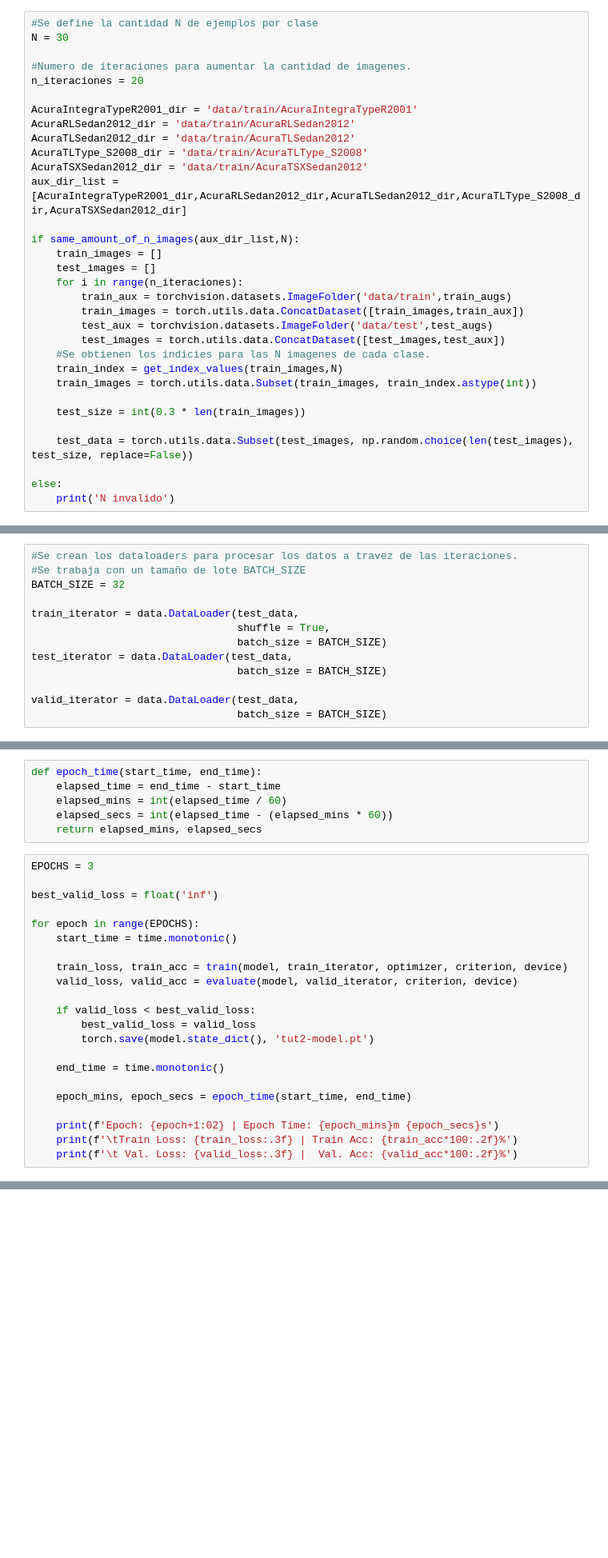
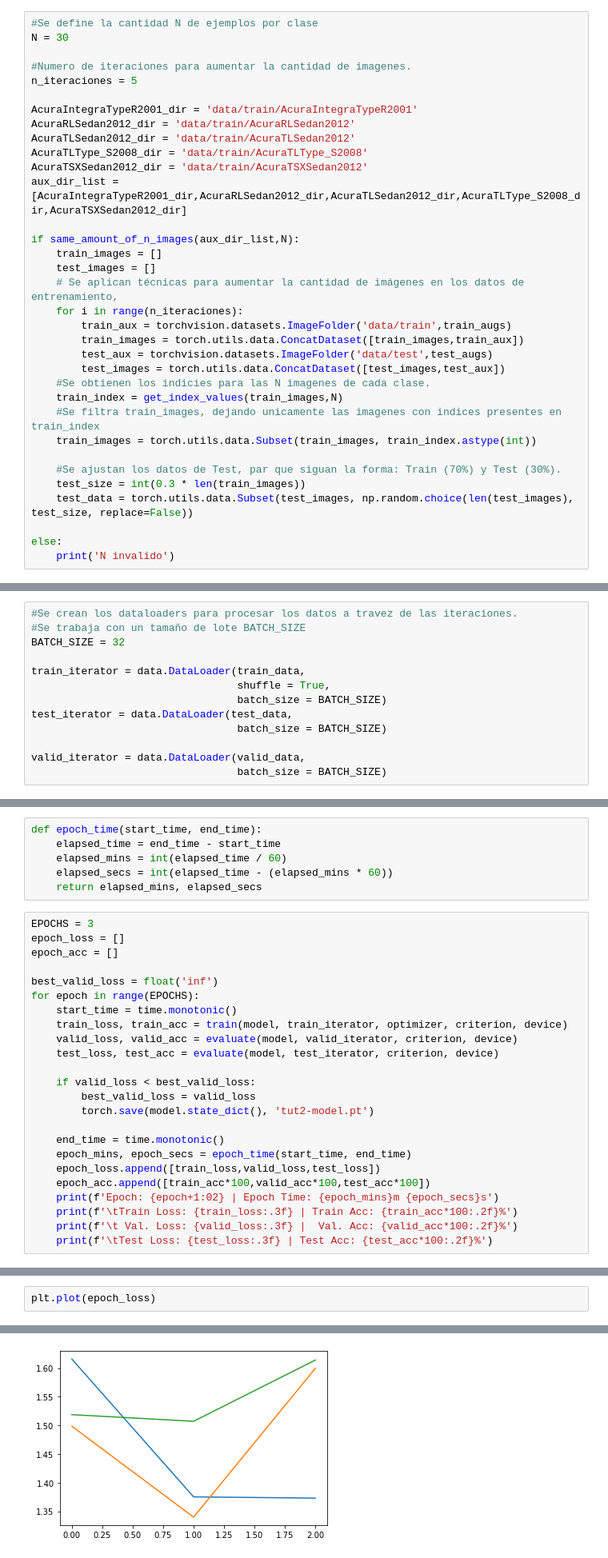
Before and after one commit to matiascoronados/deep_lab, a Jupyter notebook: deep_lab1.ipynb, the cells around one changed output, grey strips where cells are left out. Shown at 80% size. Cells and saved outputs as stored; diff of their text form; blank space fills up the shorter version.

Commit message:
avances: parte1 (100%), parte 2 (75%)
solo falta modificar los parametros del modelo!!!

```diff
--- a/deep_lab1.ipynb
+++ b/deep_lab1.ipynb
@@ -92,7 +99,7 @@ def get_index_values(train_images,N):
 N = 30
 
 #Numero de iteraciones para aumentar la cantidad de imagenes.
-n_iteraciones = 20
+n_iteraciones = 5
 
 AcuraIntegraTypeR2001_dir = 'data/train/AcuraIntegraTypeR2001'
 AcuraRLSedan2012_dir = 'data/train/AcuraRLSedan2012'
@@ -104,6 +111,7 @@ aux_dir_list = [AcuraIntegraTypeR2001_dir,AcuraRLSedan2012_dir,AcuraTLSedan2012_
 if same_amount_of_n_images(aux_dir_list,N):
     train_images = []
     test_images = []
+    # Se aplican técnicas para aumentar la cantidad de imágenes en los datos de entrenamiento,
     for i in range(n_iteraciones):
         train_aux = torchvision.datasets.ImageFolder('data/train',train_augs)
         train_images = torch.utils.data.ConcatDataset([train_images,train_aux])
@@ -111,10 +119,11 @@ if same_amount_of_n_images(aux_dir_list,N):
         test_images = torch.utils.data.ConcatDataset([test_images,test_aux])
     #Se obtienen los indicies para las N imagenes de cada clase.
     train_index = get_index_values(train_images,N)
+    #Se filtra train_images, dejando unicamente las imagenes con indices presentes en train_index
     train_images = torch.utils.data.Subset(train_images, train_index.astype(int))
 
+    #Se ajustan los datos de Test, par que siguan la forma: Train (70%) y Test (30%).
     test_size = int(0.3 * len(train_images))
-
     test_data = torch.utils.data.Subset(test_images, np.random.choice(len(test_images), test_size, replace=False))
 
 else:
@@ -130,11 +139,11 @@ train_data, valid_data = torch.utils.data.random_split(train_images, [train_size
 #Se trabaja con un tamaño de lote BATCH_SIZE
 BATCH_SIZE = 32
 
-train_iterator = data.DataLoader(test_data,
+train_iterator = data.DataLoader(train_data,
                                  shuffle = True,
                                  batch_size = BATCH_SIZE)
 test_iterator = data.DataLoader(test_data,
                                  batch_size = BATCH_SIZE)
 
-valid_iterator = data.DataLoader(test_data,
+valid_iterator = data.DataLoader(valid_data,
                                  batch_size = BATCH_SIZE)
@@ -254,24 +234,26 @@ def epoch_time(start_time, end_time):
     return elapsed_mins, elapsed_secs
 # %%
 EPOCHS = 3
+epoch_loss = []
+epoch_acc = []
 
 best_valid_loss = float('inf')
-
 for epoch in range(EPOCHS):
     start_time = time.monotonic()
-
     train_loss, train_acc = train(model, train_iterator, optimizer, criterion, device)
     valid_loss, valid_acc = evaluate(model, valid_iterator, criterion, device)
+    test_loss, test_acc = evaluate(model, test_iterator, criterion, device)
 
     if valid_loss < best_valid_loss:
         best_valid_loss = valid_loss
         torch.save(model.state_dict(), 'tut2-model.pt')
 
     end_time = time.monotonic()
-
     epoch_mins, epoch_secs = epoch_time(start_time, end_time)
-
+    epoch_loss.append([train_loss,valid_loss,test_loss])
+    epoch_acc.append([train_acc*100,valid_acc*100,test_acc*100])
     print(f'Epoch: {epoch+1:02} | Epoch Time: {epoch_mins}m {epoch_secs}s')
     print(f'\tTrain Loss: {train_loss:.3f} | Train Acc: {train_acc*100:.2f}%')
     print(f'\t Val. Loss: {valid_loss:.3f} |  Val. Acc: {valid_acc*100:.2f}%')
+    print(f'\tTest Loss: {test_loss:.3f} | Test Acc: {test_acc*100:.2f}%')
 # %% [output]
@@ -286,0 +272,3 @@ Epoch: 03 | Epoch Time: 0m 39s
+# %%
+plt.plot(epoch_loss)
+# %% [output]
@@ -286,0 +278 @@ Epoch: 03 | Epoch Time: 0m 39s
+[figure, added]
```
Also changed, not shown: parts of 37 cells of this notebook, 1 other file.
